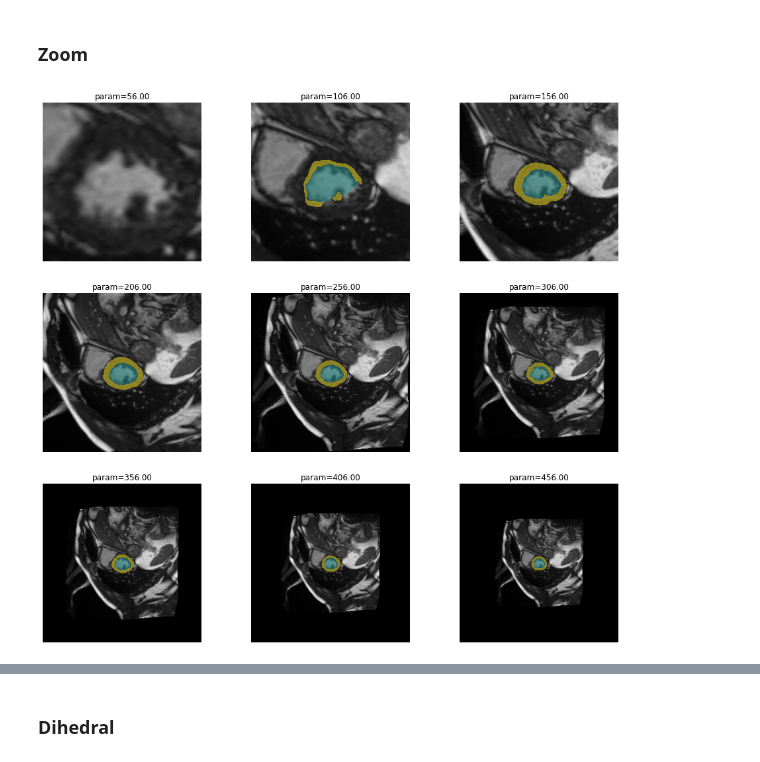
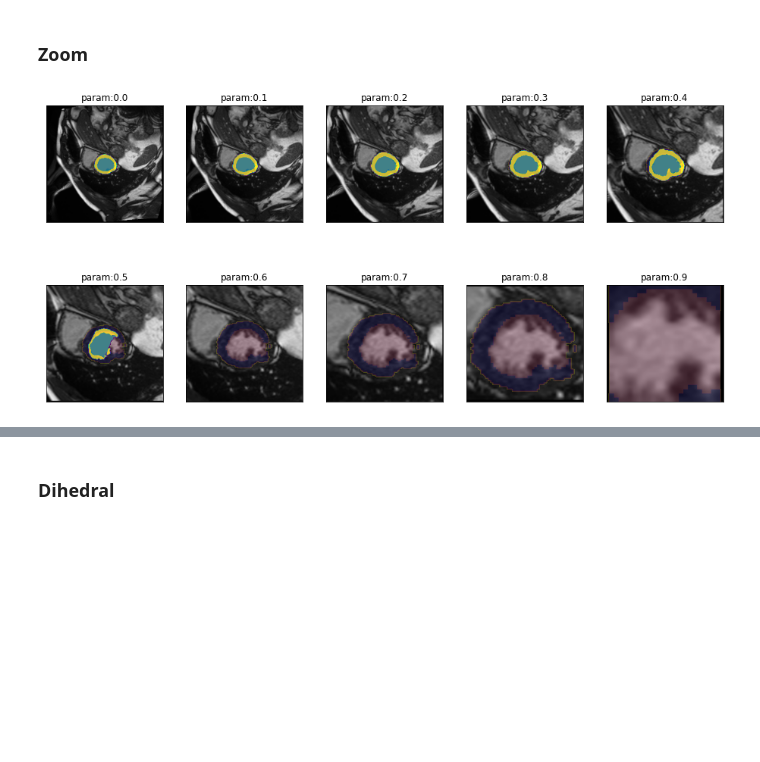
Before and after one commit to chfc-cmi/misas, a Jupyter notebook: 01_local_interpret.ipynb, the cells around one changed output, grey strips where cells are left out. Saved outputs shown, nothing was run; the diff lists cells and outputs as text; code cells hidden in the pictures; blank space fills up the shorter version.

```diff
--- a/01_local_interpret.ipynb
+++ b/01_local_interpret.ipynb
@@ -97,9 +125,13 @@ This makes sense if class "0" is the background.
 from matplotlib import cm
 from matplotlib.colors import ListedColormap
 
-default_cmap = cm.viridis(np.arange(cm.inferno.N))
+default_cmap = cm.viridis(np.arange(cm.viridis.N))
 default_cmap[0][-1] = 0
 default_cmap = ListedColormap(default_cmap)
+
+default_cmap_true_mask = cm.plasma_r(np.arange(cm.plasma.N))
+default_cmap_true_mask[0][-1] = 0
+default_cmap_true_mask = ListedColormap(default_cmap_true_mask)
 # %% [markdown]
 ### Generic functions
 # %%
@@ -413,19 +539,29 @@ gif_series(
 ### Zoom
 # %%
 #export
-def zoomTransform(image, scale, finalSize=256):
-    image = image.resize(finalSize).clone()
-    image = image.crop_pad(int(scale), padding_mode="zeros")
-    image = image.resize(finalSize).clone()
+def zoomTransform(image, zoom, finalSize= None):
+    max_zoom = ((image.size[0]//2-1),(image.size[1]//2)-1)
+    zoom_factor = []
+    zoom_factor.append (round(max_zoom [0] * zoom)) #min_zoom = (0,0)
+    zoom_factor.append (round(max_zoom [1] * zoom))
+    zoom_factor_tuple=tuple(zoom_factor)
+    image = ImageOps.crop (image, zoom_factor_tuple)
+    image = ImageOps.pad (image ,(finalSize))
     return image
 
-def get_zoom_series(image, model, start=56, end=500, step=50, finalSize=256, **kwargs):
-    return get_generic_series(image,model,partial(zoomTransform,finalSize=finalSize), start=start, end=end, step=step, **kwargs)
+def get_zoom_series(image, model, start=0, end=1, step=.1, finalSize= None, **kwargs):
+    if finalSize == None:
+        finalSize = image.size
+    if type(finalSize) == int:
+        finalSize = (finalSize, finalSize)
+    if end > 1:
+        end = 1
+    return get_generic_series(image,model,partial(zoomTransform,finalSize=finalSize), start=start, end=end, step=step, tfm_y = True, **kwargs)
 # %%
 series = get_zoom_series(img(), trainedModel, truth=trueMask())
 # %%
-plot_series(series, nrow=3, figsize=(16,15))
+plot_series(series, nrow=2, figsize=(16,8), overlay_truth = True)
 # %% [output]
-[figure, old version]
+[figure, new version]
 # %%
 #export
```
Also changed, not shown: parts of 60 cells of this notebook, 1 other file.
